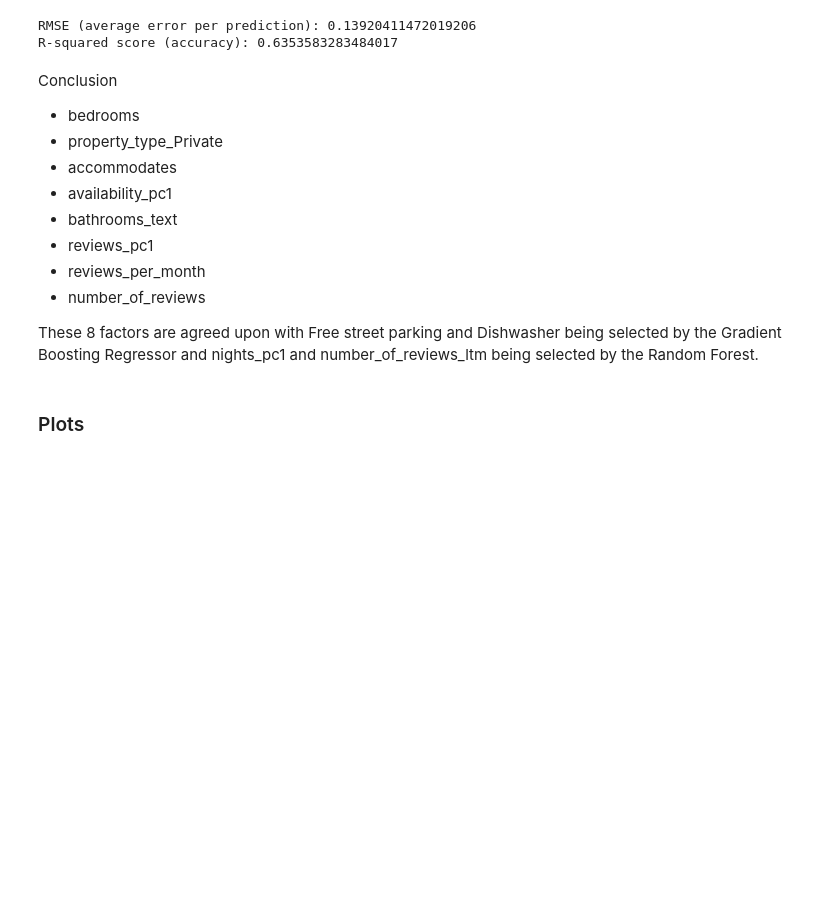
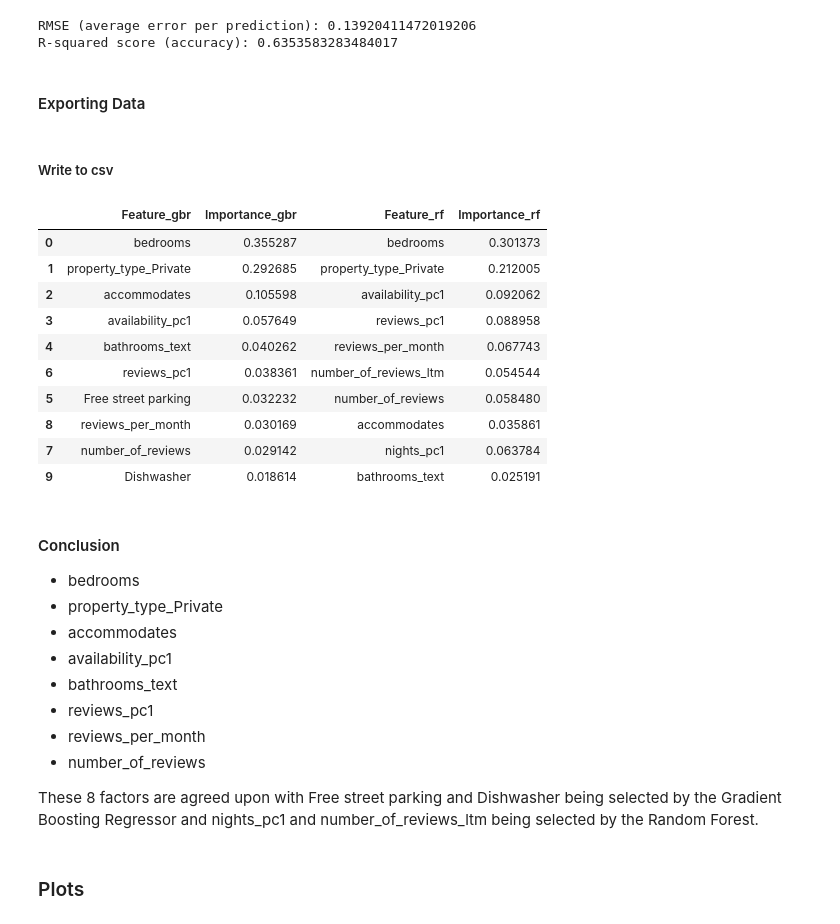
Before and after one commit to DugaldMacintyre/Airbnb-Prices-in-Edinburgh, a Jupyter notebook: models.ipynb, the cells around one changed output. Saved outputs shown, nothing was run; the diff lists cells and outputs as text; code cells hidden in the pictures; blank space fills up the shorter version.

```diff
--- a/models.ipynb
+++ b/models.ipynb
@@ -765,8 +769,29 @@ rf_top10, rf10_coef = model_test(rf_10, top10X, y)
 | 9 | bathrooms_text | 0.025191 |
 RMSE (average error per prediction): 0.13920411472019206
 R-squared score (accuracy): 0.6353583283484017
+# %% [markdown]
+#### Exporting Data
+# %%
+# Assuming you have two DataFrames named df1 and df2
+top10_merged = pd.merge(gbr10_coef, rf10_coef, left_index=True, right_index=True, suffixes=('_gbr', '_rf'))
+# %% [markdown]
+##### Write to csv
+# %%
+top10_merged.to_csv('top10_merged.csv', index=False)
+# %% [output]
+|  | Feature_gbr | Importance_gbr | Feature_rf | Importance_rf |
+| 0 | bedrooms | 0.355287 | bedrooms | 0.301373 |
+| 1 | property_type_Private | 0.292685 | property_type_Private | 0.212005 |
+| 2 | accommodates | 0.105598 | availability_pc1 | 0.092062 |
+| 3 | availability_pc1 | 0.057649 | reviews_pc1 | 0.088958 |
+| 4 | bathrooms_text | 0.040262 | reviews_per_month | 0.067743 |
+| 6 | reviews_pc1 | 0.038361 | number_of_reviews_ltm | 0.054544 |
+| 5 | Free street parking | 0.032232 | number_of_reviews | 0.058480 |
+| 8 | reviews_per_month | 0.030169 | accommodates | 0.035861 |
+| 7 | number_of_reviews | 0.029142 | nights_pc1 | 0.063784 |
+| 9 | Dishwasher | 0.018614 | bathrooms_text | 0.025191 |
 # %% [markdown]
-Conclusion
+#### Conclusion
 * bedrooms
 * property_type_Private
 * accommodates
```
Also changed, not shown: parts of 9 cells of this notebook, 3 other files.
